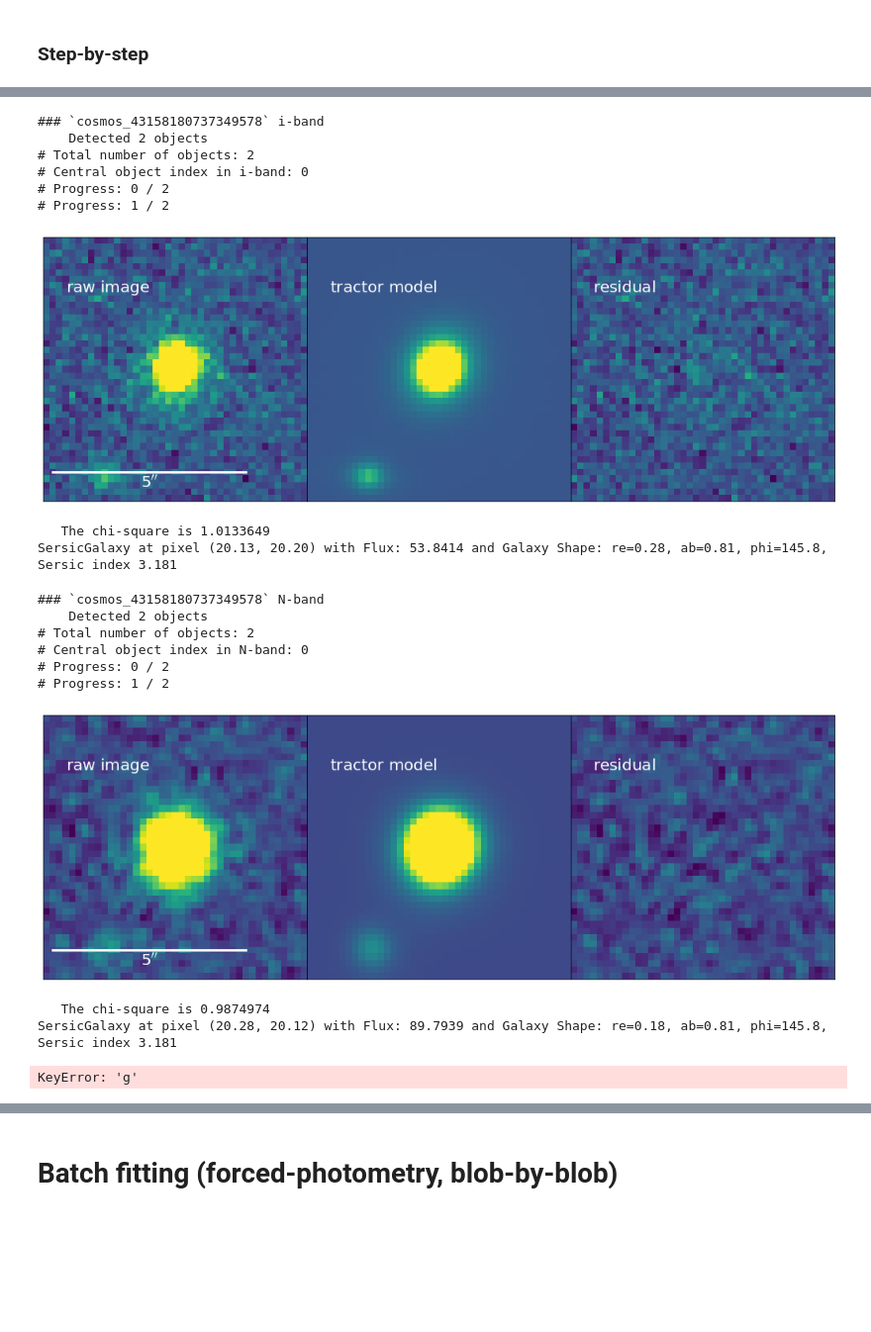
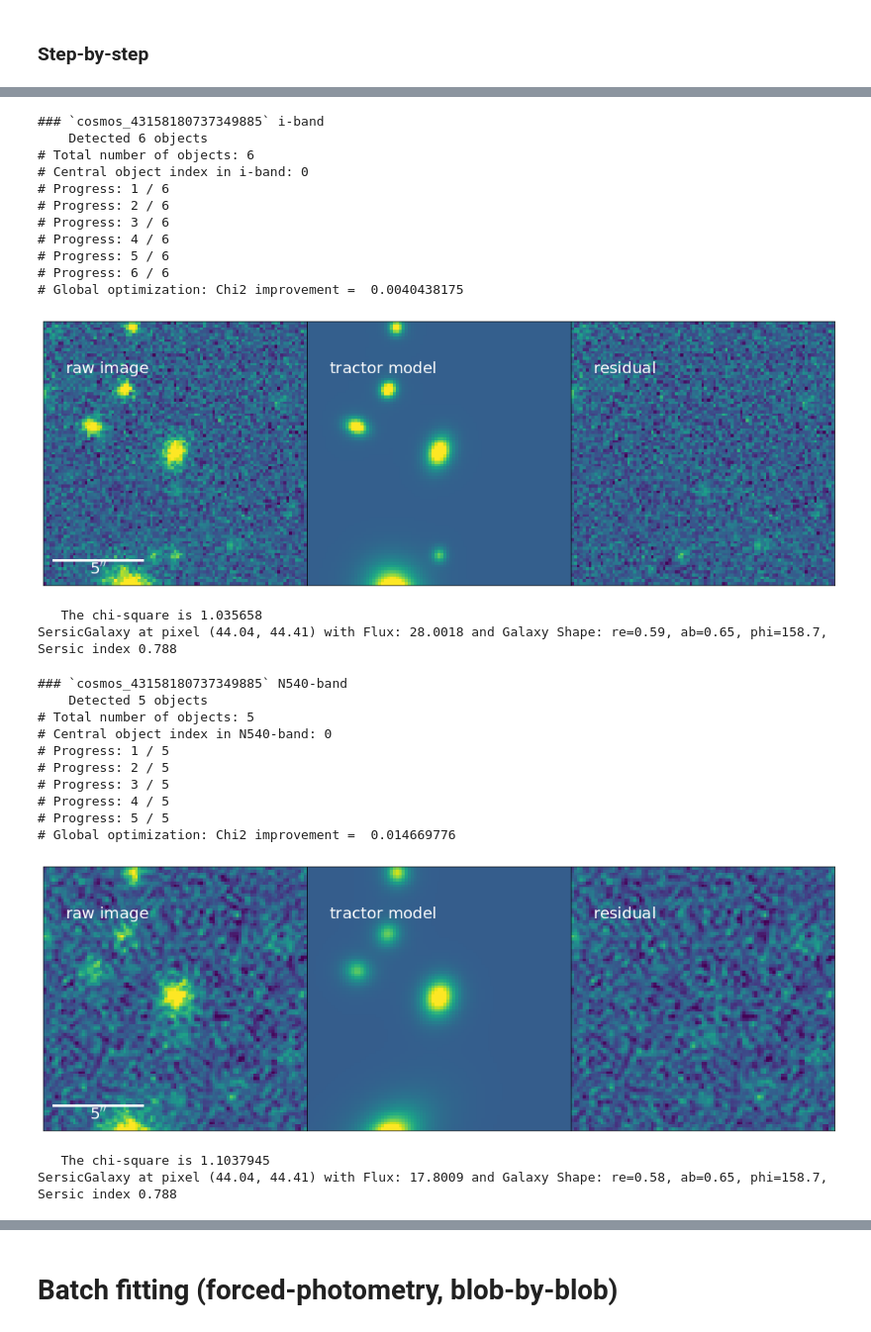
Before and after one commit to MerianSurvey/lambo, a Jupyter notebook: debug-Merian-tractor-ladybug.ipynb, the cells around one changed output, grey strips where cells are left out. Shown at 99% size. Cells and saved outputs as stored; diff of their text form; code cells hidden in the pictures; blank space fills up the shorter version.

Commit message:
global optimization after blob-by-blob

```diff
--- a/debug-Merian-tractor-ladybug.ipynb
+++ b/debug-Merian-tractor-ladybug.ipynb
@@ -60,17 +60,17 @@ obj_cat['dir'] = [file.replace('/projects/MERIAN/poststamps/g09_broadcut',
 # %%
 from astropy.convolution import Gaussian2DKernel
 # %%
-channels = 'grizyN'
+channels = list('grizy') + ['N708', 'N540']
 
-obj = obj_cat[81]
+obj = obj_cat[16]
 obj_id = obj['ID']
 
 
 cutout = [fits.open(os.path.join(obj['dir'], f's18a_wide_{obj["ID"]}_{filt}.fits')) for filt in 'grizy']
-cutout += [fits.open(os.path.join(obj['dir'], f"{obj['PREFIX']}_N708_deepCoadd.fits"))]
+cutout += [fits.open(os.path.join(obj['dir'], f"{obj['PREFIX']}_{filt}_deepCoadd.fits")) for filt in channels[-2:]]
 
 psf_list = [fits.open(os.path.join(obj['dir'], f's18a_wide_{obj["ID"]}_{filt}_psf.fits')) for filt in 'grizy']
-psf_list += [fits.open(os.path.join(obj['dir'], f"{obj['PREFIX']}_N708_psf.fits"))]
+psf_list += [fits.open(os.path.join(obj['dir'], f"{obj['PREFIX']}_{filt}_psf.fits")) for filt in channels[-2:]]
 
 coord = SkyCoord(obj['ra'], obj['dec'], frame='icrs', unit='deg')
 # %%
@@ -133,18 +133,23 @@ model_dict = {}
 ref_filt = 'i'
 model_dict[ref_filt] = tractor_hsc_sep_blob_by_blob(
     obj, ref_filt, hsc_data.channels, hsc_data,
-    freeze_dict={'pos': False, 'shape': False, 'sersicindex': False}, # don't fix shape/sersic
+    freeze_dict={'pos': False, 'shape.ab': False, 'shape.phi': False, 'sersicindex': False}, # don't fix shape/sersic
     verbose=True, show_fig=True)
 # %% [output]
-### `cosmos_43158180737349578` i-band
-    Detected 2 objects
-# Total number of objects: 2
+### `cosmos_43158180737349885` i-band
+    Detected 6 objects
+# Total number of objects: 6
 # Central object index in i-band: 0
-# Progress: 0 / 2
-# Progress: 1 / 2
+# Progress: 1 / 6
+# Progress: 2 / 6
+# Progress: 3 / 6
+# Progress: 4 / 6
+# Progress: 5 / 6
+# Progress: 6 / 6
+# Global optimization: Chi2 improvement =  0.0040438175
-[figure, old version]
+[figure, new version]
-   The chi-square is 1.0133649
-SersicGalaxy at pixel (20.13, 20.20) with Flux: 53.8414 and Galaxy Shape: re=0.28, ab=0.81, phi=145.8, Sersic index 3.181
+   The chi-square is 1.035658
+SersicGalaxy at pixel (44.04, 44.41) with Flux: 28.0018 and Galaxy Shape: re=0.59, ab=0.65, phi=158.7, Sersic index 0.788
 # %%
 # import copy
 # ref_source = copy.deepcopy(model_dict[ref_filt].catalog[model_dict[ref_filt].target_ind])
@@ -157,25 +162,29 @@ SersicGalaxy at pixel (20.13, 20.20) with Flux: 53.8414 and Galaxy Shape: re=0.2
 # %%
 import copy
 ref_source = copy.deepcopy(model_dict[ref_filt].catalog[model_dict[ref_filt].target_ind])
 
 
-model_dict['N'] = tractor_hsc_sep_blob_by_blob(
-        obj, 'N', hsc_data.channels, hsc_data,
+model_dict['N540'] = tractor_hsc_sep_blob_by_blob(
+        obj, 'N540', hsc_data.channels, hsc_data,
         ref_source=ref_source,
+#         ref_source=None,
+#         freeze_dict={'pos': False, 'shape.ab': False, 'shape.phi': False, 'sersicindex': False},
         freeze_dict={'pos': False, 'shape.ab': True, 'shape.phi': True, 'sersicindex': True},
         # Since the coordinate system of Merian is different from HSC, we don't fix position.
         verbose=True, show_fig=True)
 # %% [output]
-### `cosmos_43158180737349578` N-band
-    Detected 2 objects
-# Total number of objects: 2
-# Central object index in N-band: 0
-# Progress: 0 / 2
-# Progress: 1 / 2
+### `cosmos_43158180737349885` N540-band
+    Detected 5 objects
+# Total number of objects: 5
+# Central object index in N540-band: 0
+# Progress: 1 / 5
+# Progress: 2 / 5
+# Progress: 3 / 5
+# Progress: 4 / 5
+# Progress: 5 / 5
+# Global optimization: Chi2 improvement =  0.014669776
-[figure, old version]
+[figure, new version]
-   The chi-square is 0.9874974
-SersicGalaxy at pixel (20.28, 20.12) with Flux: 89.7939 and Galaxy Shape: re=0.18, ab=0.81, phi=145.8, Sersic index 3.181
+   The chi-square is 1.1037945
+SersicGalaxy at pixel (44.04, 44.41) with Flux: 17.8009 and Galaxy Shape: re=0.58, ab=0.65, phi=158.7, Sersic index 0.788
 # %%
-_write_to_row(meas_cat[81], model_dict)
+# _write_to_row(meas_cat[81], model_dict)
-# %% [output]
-KeyError: 'g'
```
Also changed, not shown: parts of 15 cells of this notebook, 3 other files.
